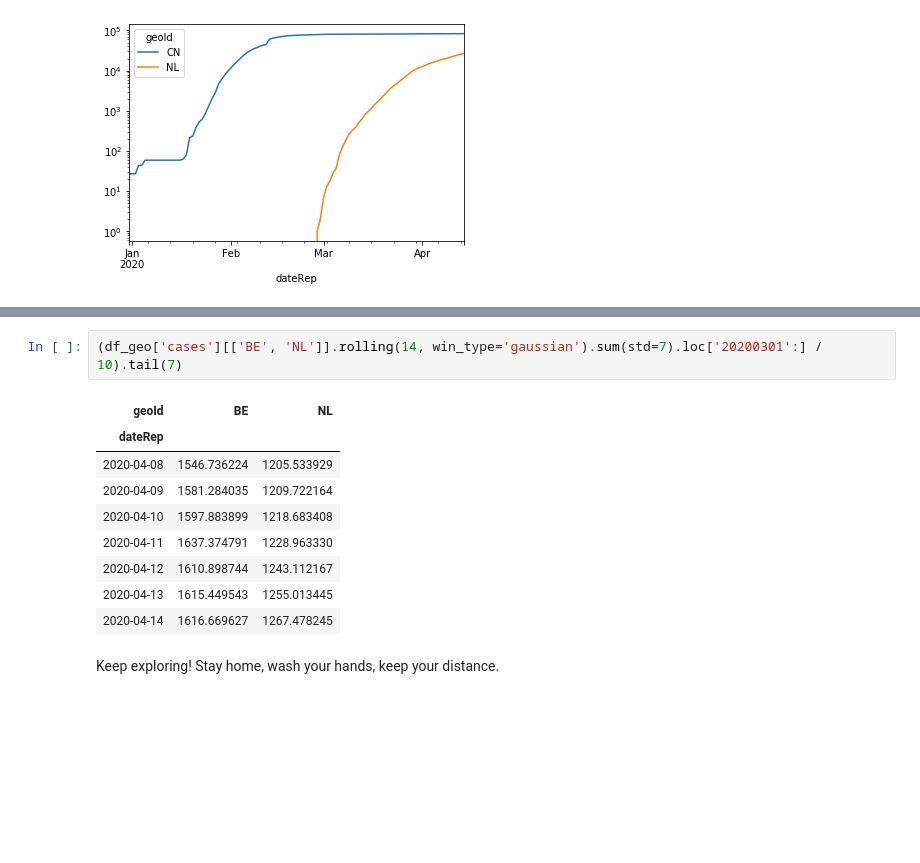
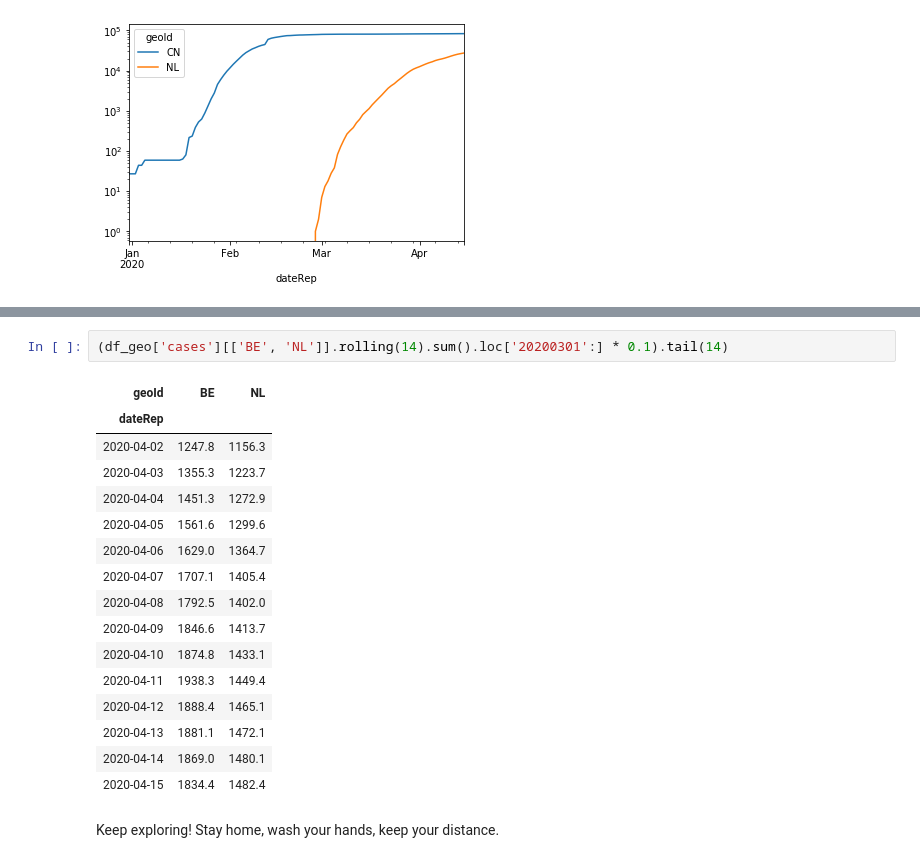
Before and after one commit to R3dje/COVID19, a Jupyter notebook: EUCDC.ipynb, the cells around one changed output, grey strips where cells are left out. Drawn from its saved outputs; the diff is of its cells as text; blank space fills up the shorter version.

```diff
--- a/EUCDC.ipynb
+++ b/EUCDC.ipynb
@@ -184,14 +183,21 @@ For NL this more or less corresponds with the official ICU data, for BE it overe
 # %%
-(df_geo['cases'][['BE', 'NL']].rolling(14, win_type='gaussian').sum(std=7).loc['20200301':] / 10).tail(7)
+(df_geo['cases'][['BE', 'NL']].rolling(14).sum().loc['20200301':] * 0.1).tail(14)
 # %% [output]
 | geoId | BE | NL |
 | dateRep |  |  |
-| 2020-04-08 | 1546.736224 | 1205.533929 |
-| 2020-04-09 | 1581.284035 | 1209.722164 |
-| 2020-04-10 | 1597.883899 | 1218.683408 |
-| 2020-04-11 | 1637.374791 | 1228.963330 |
-| 2020-04-12 | 1610.898744 | 1243.112167 |
-| 2020-04-13 | 1615.449543 | 1255.013445 |
-| 2020-04-14 | 1616.669627 | 1267.478245 |
+| 2020-04-02 | 1247.8 | 1156.3 |
+| 2020-04-03 | 1355.3 | 1223.7 |
+| 2020-04-04 | 1451.3 | 1272.9 |
+| 2020-04-05 | 1561.6 | 1299.6 |
+| 2020-04-06 | 1629.0 | 1364.7 |
+| 2020-04-07 | 1707.1 | 1405.4 |
+| 2020-04-08 | 1792.5 | 1402.0 |
+| 2020-04-09 | 1846.6 | 1413.7 |
+| 2020-04-10 | 1874.8 | 1433.1 |
+| 2020-04-11 | 1938.3 | 1449.4 |
+| 2020-04-12 | 1888.4 | 1465.1 |
+| 2020-04-13 | 1881.1 | 1472.1 |
+| 2020-04-14 | 1869.0 | 1480.1 |
+| 2020-04-15 | 1834.4 | 1482.4 |
 # %% [markdown]
 Keep exploring! Stay home, wash your hands, keep your distance.
```
Also changed, not shown: parts of 26 cells of this notebook, 1 other file.
